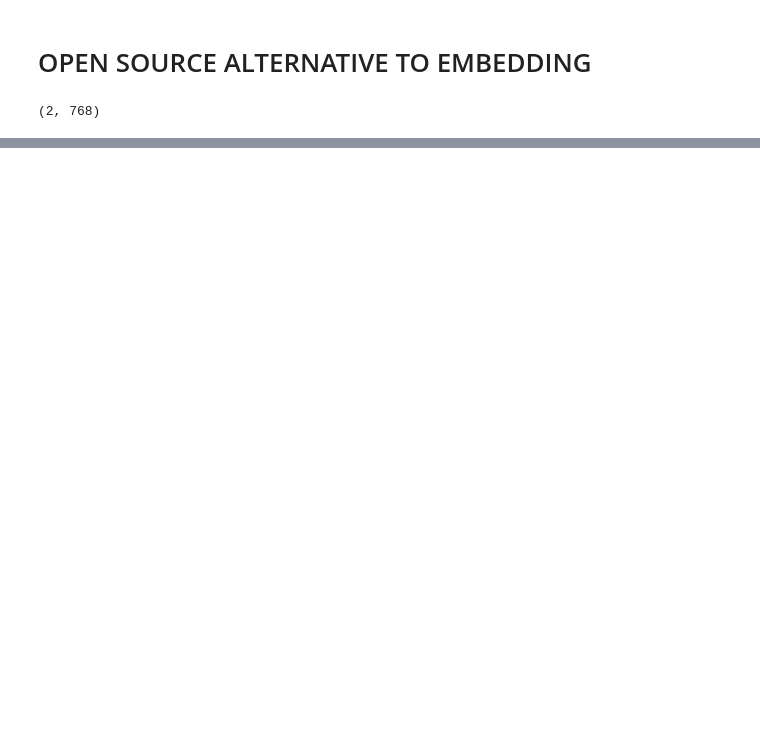
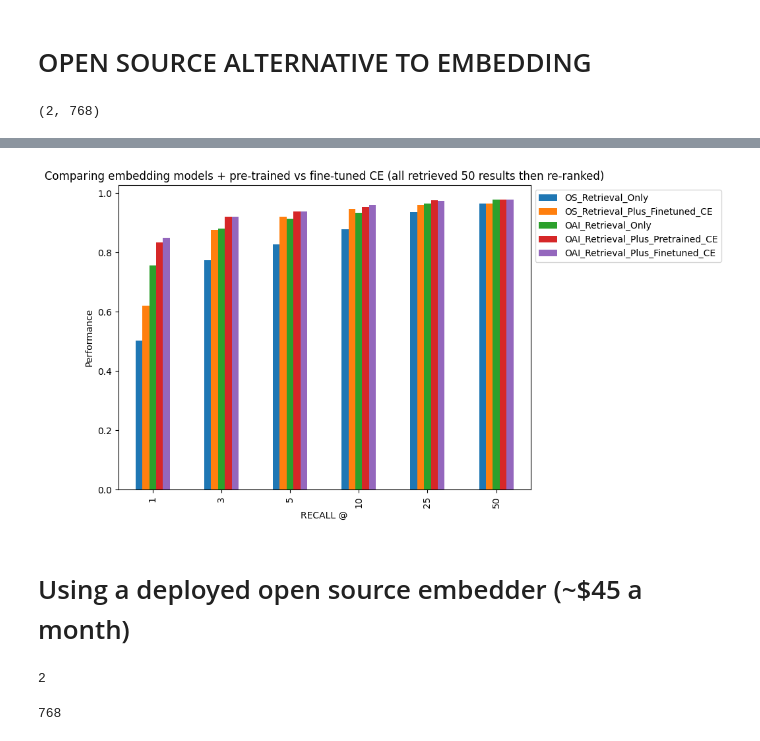
Before and after one commit to sinanuozdemir/oreilly-hands-on-gpt-llm, a Jupyter notebook: notebooks/semantic_search.ipynb, the cells around one changed output, grey strips where cells are left out. Cells and saved outputs as stored; diff of their text form; code cells hidden in the pictures; blank space fills up the shorter version.

```diff
--- a/notebooks/semantic_search.ipynb
+++ b/notebooks/semantic_search.ipynb
@@ -558,0 +1083,5 @@ Open-source accuracy: 0.8235474006116208
+# %%
+# show results as a table
+
+results_df = pd.DataFrame({'RECALL @': [1, 3, 5, 10, 25, 50], 'OS_Retrieval_Only': OPEN_SOURCE_RETRIEVAL, 'OS_Retrieval_Plus_Finetuned_CE': OPEN_SOURCE_RETRIEVAL_PLUS_FT_CE   , 'OAI_Retrieval_Only': OPENAI_RETRIEVAL    , 'OAI_Retrieval_Plus_Pretrained_CE': OLD_CROSS_ENCODER, 'OAI_Retrieval_Plus_Finetuned_CE': NEW_CROSS_ENCODER})
+results_df
@@ -558,0 +1096,24 @@ Open-source accuracy: 0.8235474006116208
+# %%
+# Assuming 'results_df' is your DataFrame
+# Set 'RECALL @' as the index if it's intended to be used for x-axis labels
+results_df.set_index('RECALL @', inplace=True)
+
+# Plot the bar chart
+ax = results_df.plot.bar(
+    xlabel='RECALL @',
+    ylabel='Performance',
+    title='Comparing embedding models + pre-trained vs fine-tuned CE (all retrieved 50 results then re-ranked)',
+    figsize=(10, 6)
+)
+
+# Move the legend outside of the plot
+ax.legend(loc='upper left', bbox_to_anchor=(1, 1))
+
+# Adjust subplot parameters to fit the legend outside of the plot
+plt.subplots_adjust(right=0.75)
+
+plt.savefig('recall_at_k_bar.png', dpi=1000)
+# %% [output]
+[figure, added]
+# %% [markdown]
+# Using a deployed open source embedder (~$45 a month)
@@ -558,0 +1139,8 @@ Open-source accuracy: 0.8235474006116208
+# %%
+len(output['embeddings'])
+# %% [output]
+2
+# %%
+len(output['embeddings'][0])
+# %% [output]
+768
```
Also changed, not shown: parts of 125 cells of this notebook, 2 other files.
